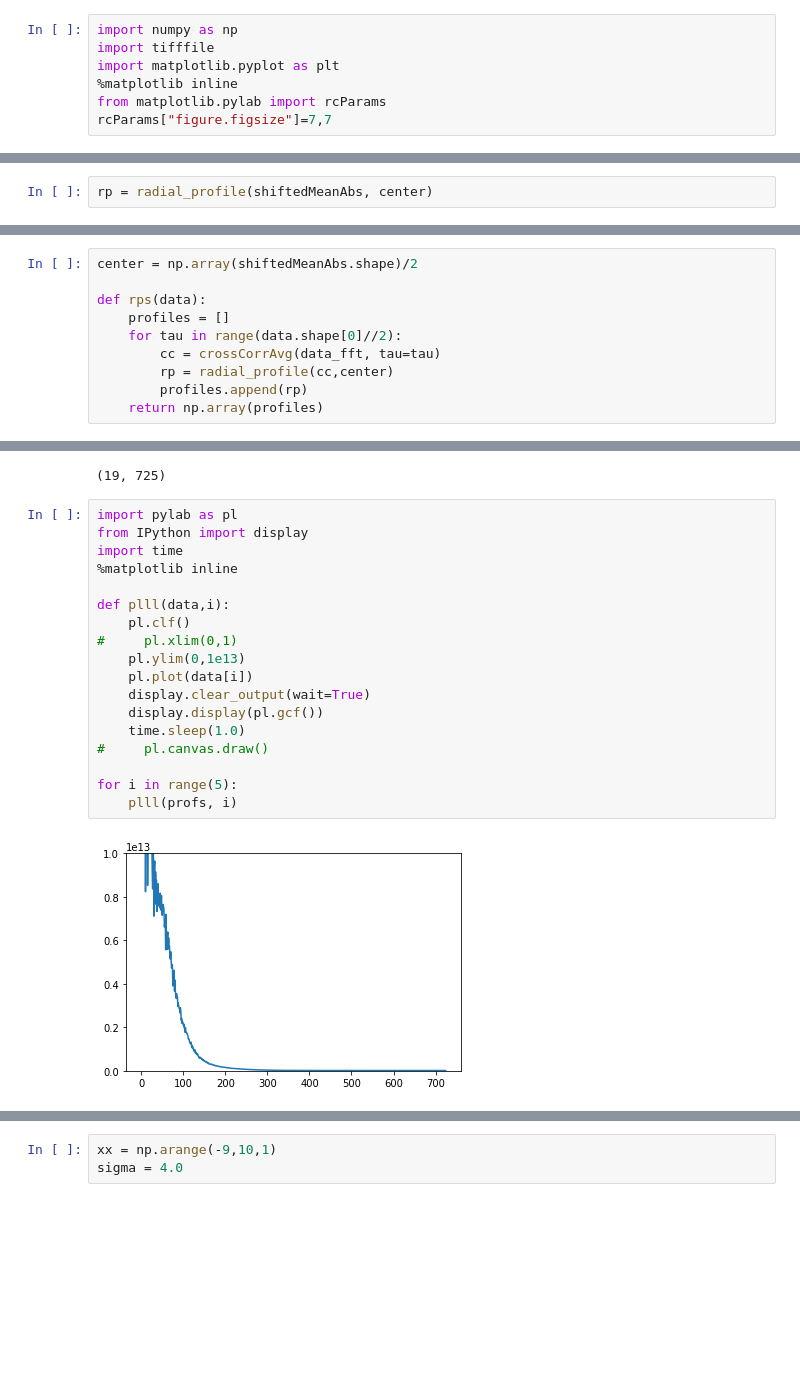
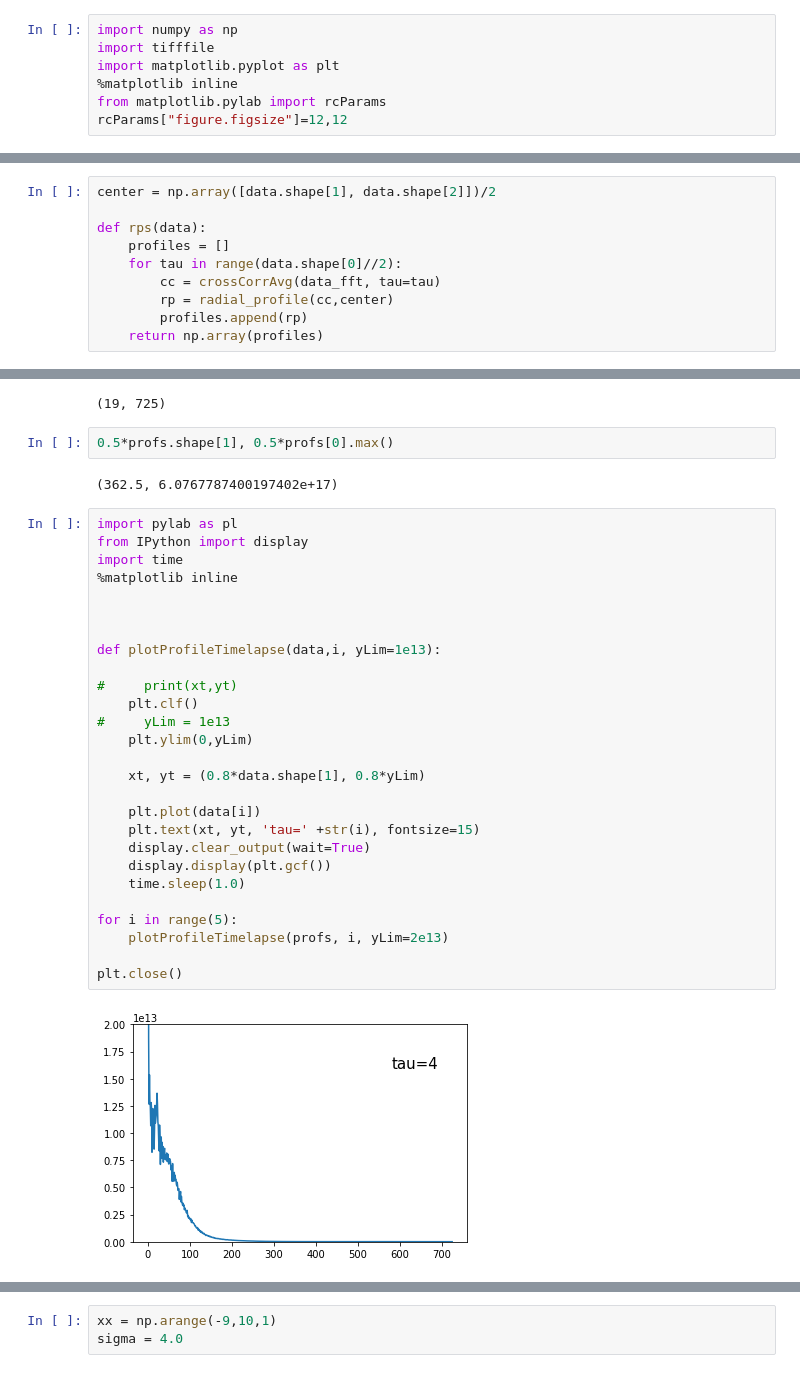
Before and after one commit to adibrov/jupyterNotebooks, a Jupyter notebook: particles_fft.ipynb, the cells around one changed output, grey strips where cells are left out. Saved outputs shown, nothing was run; the diff lists cells and outputs as text; blank space fills up the shorter version.

```diff
--- a/particles_fft.ipynb
+++ b/particles_fft.ipynb
@@ -6,7 +6,7 @@ import tifffile
 import matplotlib.pyplot as plt
 %matplotlib inline
 from matplotlib.pylab import rcParams
-rcParams["figure.figsize"]=7,7
+rcParams["figure.figsize"]=12,12
 # %%
 # data import
 data = tifffile.imread("data/uNSGFP_Ecadhtomato_t15_20171109_105301/MAX_uNSGFP_Ecadhtomato_t15_t0000_w0001.tif")
@@ -79,2 +47,0 @@ array([ 512.,  512.])
-# %%
-rp = radial_profile(shiftedMeanAbs, center)
@@ -117,5 +55,5 @@ plt.plot(C1rp)
 # %%
-center = np.array(shiftedMeanAbs.shape)/2
+center = np.array([data.shape[1], data.shape[2]])/2
 
 def rps(data):
     profiles = []
@@ -130,23 +68,36 @@ profs = rps(data_fft)
 profs.shape
 # %% [output]
 (19, 725)
+# %%
+0.5*profs.shape[1], 0.5*profs[0].max()
+# %% [output]
+(362.5, 6.0767787400197402e+17)
 # %%
 import pylab as pl
 from IPython import display
 import time
 %matplotlib inline
 
-def plll(data,i):
-    pl.clf()
-#     pl.xlim(0,1)
-    pl.ylim(0,1e13)
-    pl.plot(data[i])
+
+
+def plotProfileTimelapse(data,i, yLim=1e13):
+
+#     print(xt,yt)
+    plt.clf()
+#     yLim = 1e13
+    plt.ylim(0,yLim)
+
+    xt, yt = (0.8*data.shape[1], 0.8*yLim)
+
+    plt.plot(data[i])
+    plt.text(xt, yt, 'tau=' +str(i), fontsize=15)
     display.clear_output(wait=True)
-    display.display(pl.gcf())
+    display.display(plt.gcf())
     time.sleep(1.0)
-#     pl.canvas.draw()
 
 for i in range(5):
-    plll(profs, i)
+    plotProfileTimelapse(profs, i, yLim=2e13)
+
+plt.close()
 # %% [output]
-[figure, old version]
+[figure, new version]
```
Also changed, not shown: parts of 45 cells of this notebook.
